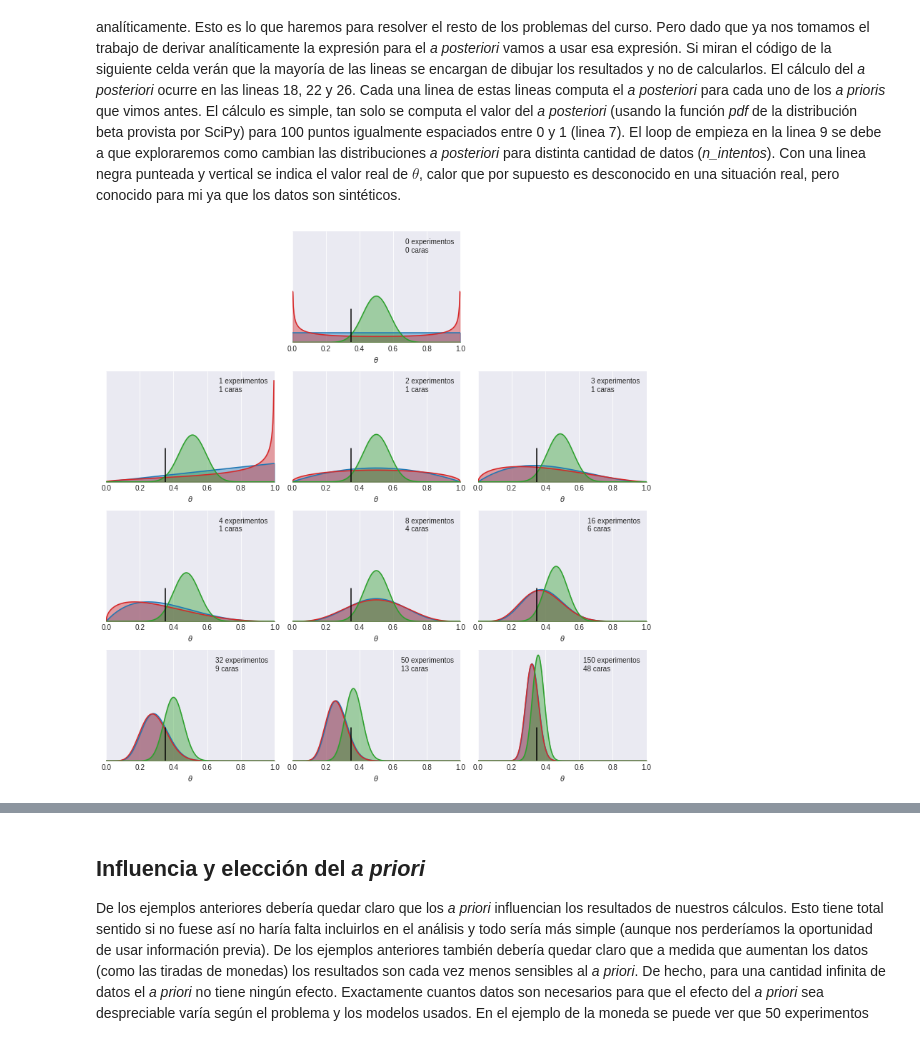
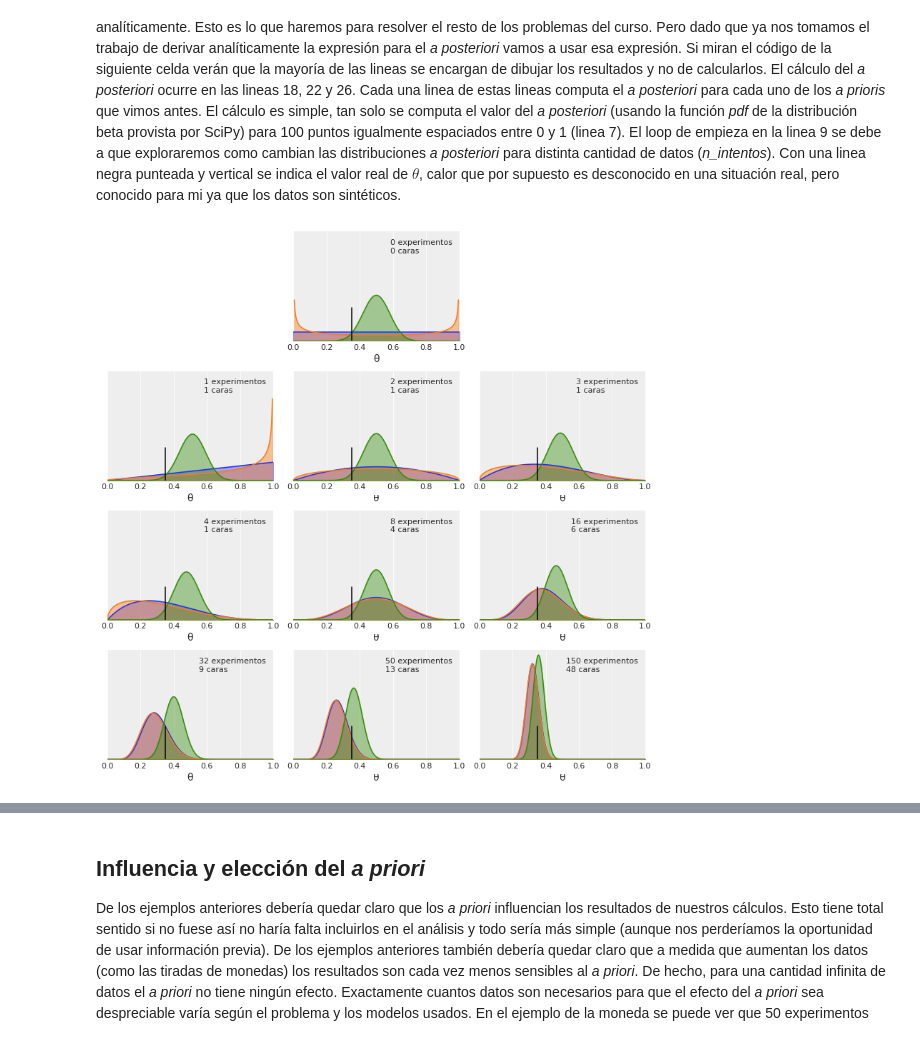
Before and after one commit to jmloyola/EBAD, a Jupyter notebook: 01_Teorema_de_Bayes_e_inferencia_estadística.ipynb, the cells around one changed output, grey strips where cells are left out. Drawn from its saved outputs; the diff is of its cells as text; code cells hidden in the pictures.

```diff
--- a/01_Teorema_de_Bayes_e_inferencia_estadística.ipynb
+++ b/01_Teorema_de_Bayes_e_inferencia_estadística.ipynb
@@ -1,8 +1,9 @@
 # %%
 %matplotlib inline
 import numpy as np
+import pandas as pd
+import arviz as az
+import scipy.stats as stats
 from matplotlib import pyplot as plt
-import scipy.stats as stats
-plt.style.use('seaborn-darkgrid')
-# una función distribuida con la notebook para graficar el a posteriori
-from plot_post import plot_post
+
+az.style.use('arviz-darkgrid')
@@ -275,35 +261,35 @@ En el próximo capítulo veremos como usar métodos computacionales para computa
 # %%
 plt.figure(figsize=(11, 11))
 
 theta_real = 0.35
 n_intentos = [0, 1, 2, 3, 4, 8, 16, 32, 50, 150]
 datos = [0, 1, 1, 1, 1, 4, 6, 9, 13, 48]
 
 beta_params = [(1, 1), (0.5, 0.5), (20, 20)]
 dist = stats.beta
-x = np.linspace(0, 1, 300)
+x = np.linspace(0, 1, 200)
 
 for idx, N in enumerate(n_intentos):
     if idx == 0:
-        plt.subplot(4,3, 2)
+        plt.subplot(4, 3, 2)
     else:
         plt.subplot(4,3, idx+3)
     y = datos[idx]
-    for (a_prior, b_prior), c in zip(beta_params, ('C0', 'C3', 'C2')):
+    for (a_prior, b_prior), c in zip(beta_params, ('C0', 'C1', 'C2')):
         p_theta_dado_y = dist.pdf(x, a_prior + y, b_prior + N - y)
         plt.plot(x, p_theta_dado_y, c)
         plt.fill_between(x, 0, p_theta_dado_y, color=c, alpha=0.4)
 
     plt.axvline(theta_real, ymax=0.3, color='k')
-    plt.plot(0, 0, label="{:d} experimentos\n{:d} caras".format(N, y), alpha=0)
+    plt.plot(0, 0, label=f'{N} experimentos\n{y} caras', alpha=0)
     plt.xlim(0, 1)
     plt.ylim(0, 12)
-    plt.xlabel(r"$\theta$")
+    plt.xlabel('θ')
     plt.legend()
     plt.yticks([])
 plt.tight_layout()
 # %% [output]
-[figure, old version]
+[figure, new version]
 # %% [markdown]
 #### Analizando los resultados
 
```
Also changed, not shown: parts of 39 cells of this notebook.
